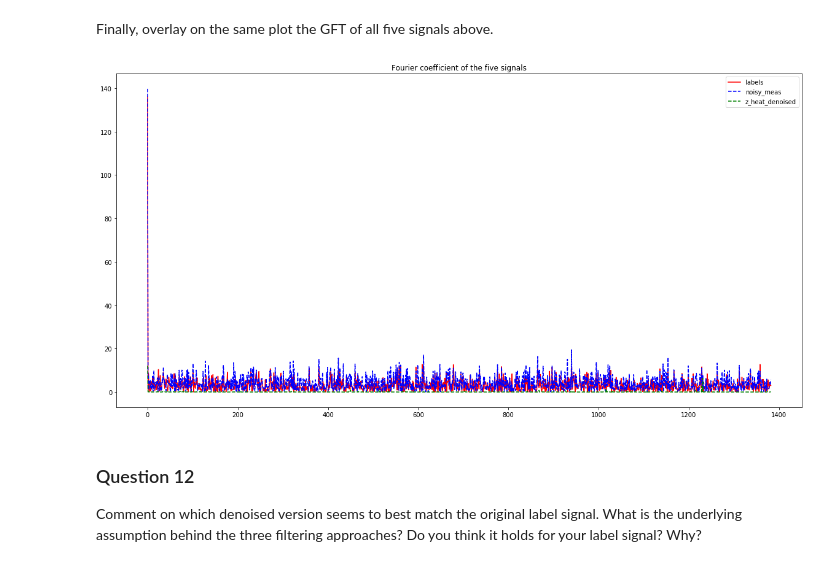
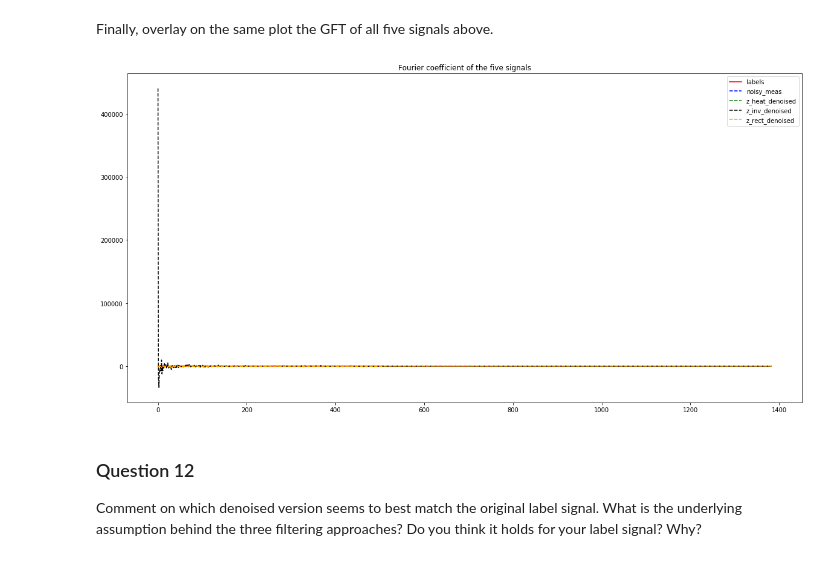
Before and after one commit to swouf/ntds_IMDb_team4, a Jupyter notebook: 4_graph_signal_processing.ipynb, the cells around one changed output. Saved outputs shown, nothing was run; the diff lists cells and outputs as text; code cells hidden in the pictures.

```diff
--- a/4_graph_signal_processing.ipynb
+++ b/4_graph_signal_processing.ipynb
@@ -403,32 +399,35 @@ U.shape[1]
 # %%
 def heat_kernel(e, t):
     H = np.zeros(U.shape[1])
-    for i in range(0, U.shape[1]):
-        for l in range(0,e.size):
-            H[i] = H[i] + np.exp(-e[l]*t)*U[l,i]
-
+    for l in range(0,e.size):
+        H = H + np.exp(-e[l]*t)*U[l,:]
     return H
 
 def inverse_kernel(e, t):
-    h = np.linalg.inv(np.eye((n_nodes,n_nodes)) + t*laplacian)*e
+    h = np.matmul(np.linalg.inv(np.eye(n_nodes) + t*laplacian),e)
     return GFT(h)
 
 def rectangle_kernel(e, l_min, l_max):
+    H = np.zeros(e.size)
 
-    return # Your code here.
+    for l in range(0,e.size):
+        if (e[l]>l_min) & (e[l]<l_max) :
+            H[l] = 1.0
+
+    return H
 
 def graph_filter(x, kernel, **kwargs):
     print(kwargs)
 
     if kernel == 'heat_kernel' :
         heat_filter = heat_kernel(e, kwargs["tau"])
-        F_out = np.multiply(heat_filter,GFT(x))
+        F_out = np.sum(np.outer(GFT(x),heat_filter),axis=0)
     elif kernel == 'inverse_kernel' :
         inverse_filter = inverse_kernel(e, kwargs["tau"])
-        F_out = inverse_filter*GFT(x)
+        F_out = np.sum(np.outer(GFT(x),inverse_filter),axis=0)
     elif kernel == 'rectangle_kernel' :
         rectangle_filter = rectangle_kernel(e, kwargs["lambda_min"], kwargs["lambda_max"])
-        F_out = rectangle_filter*GFT(x)
+        F_out = np.sum(np.outer(GFT(x),rectangle_filter),axis=0)
     else:
         print(f'{kernel} is not a valid kernel')
 
@@ -544,11 +555,11 @@ $\widehat{z^\star (l)}= \widehat{z^\star (y)}/ ( 1 + \gamma*\lambda^r) $ which i
 
 Now, denoise the noisy measurements by passing them through the filters that you implemented in Question 6. Choose the filter parameters based on the behavior of the GFT of your original label signal (this is the prior knowledge that you input to the problem).
 # %%
-args_heat = {"tau":1}
-args_inv = {"tau":12}
-args_rectangle = {"lambda_min":0,"lambda_max":0.01}
+args_heat = {"tau":10}
+args_inv = {"tau":10}
+args_rectangle = {"lambda_min":0,"lambda_max":10}
 # %%
 z_heat_denoised = graph_filter(noisy_measurements, 'heat_kernel', **args_heat)
-#z_inv_denoised =  graph_filter(noisy_measurements, 'inverse_kernel', **args_inv)
-#z_rect_denoised = graph_filter(noisy_measurements, 'rectangle_kernel',**args_rectangle)
+z_inv_denoised =  graph_filter(noisy_measurements, 'inverse_kernel', **args_inv)
+z_rect_denoised = graph_filter(noisy_measurements, 'rectangle_kernel',**args_rectangle)
 # %% [output]
@@ -597,21 +611,21 @@ Finally, overlay on the same plot the GFT of all five signals above.
 # %%
 lables_gft = abs(GFT(labels))
 noisy_measurements_gft = abs(GFT(noisy_measurements))
 z_heat_denoised_gft = abs(GFT(z_heat_denoised))
-#z_inv_denoised_gft = GFT(z_inv_denoised)
-#z_rect_denoised_gft = GFT(z_rect_denoised)
+z_inv_denoised_gft = GFT(z_inv_denoised)
+z_rect_denoised_gft = GFT(z_rect_denoised)
 
 plt.figure(figsize=(20, 10))
 plt.plot(lables_gft, linewidth=1.5 ,color="red", linestyle="-", label="labels");
 plt.plot(noisy_measurements_gft, color="blue",linewidth=1.5, linestyle="--", label="noisy_meas");
 plt.plot(z_heat_denoised_gft, color="green",linewidth=1.5, linestyle="--", label="z_heat_denoised");
-#plt.plot(z_inv_denoised_gft, color="green",linewidth=1.5, linestyle="--", label="z_inv_denoised");
-#plt.plot(z_rect_denoised_gft, color="green",linewidth=1.5, linestyle="--", label="z_rect_denoised");
+plt.plot(z_inv_denoised_gft, color="black",linewidth=1.5, linestyle="--", label="z_inv_denoised");
+plt.plot(z_rect_denoised_gft, color="orange",linewidth=1.5, linestyle="--", label="z_rect_denoised");
 
 plt.title('Fourier coefficient of the five signals')
 plt.legend(loc='upper right');
 # %% [output]
-[figure, old version]
+[figure, new version]
 # %% [markdown]
 ### Question 12
 
```
Also changed, not shown: parts of 7 cells of this notebook.
